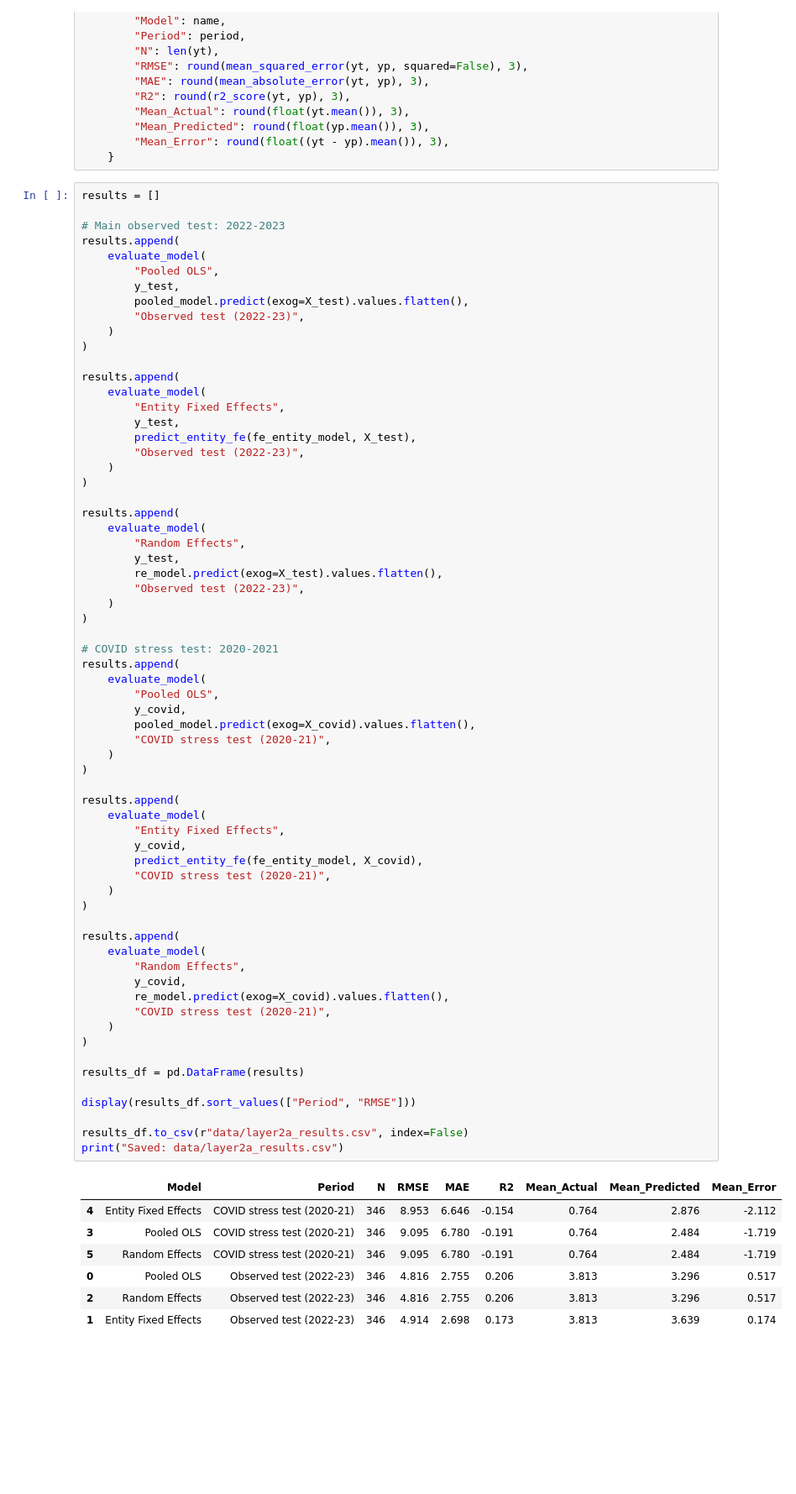
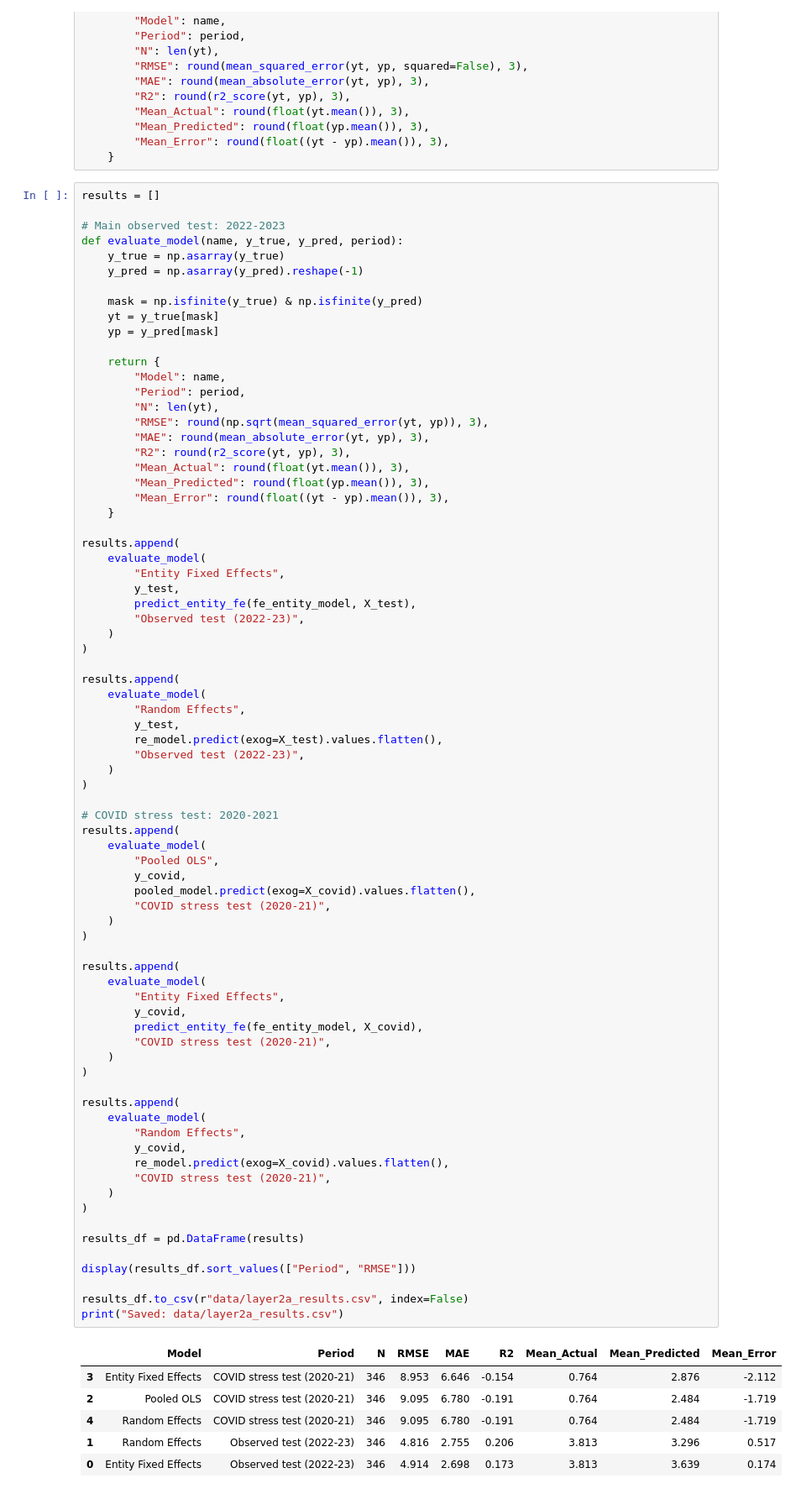
Before and after one commit to debottamc2002/Final_Project, a Jupyter notebook: major_project/03_layer2a_econometric.ipynb, the cells around one changed output. Shown at 84% size. Cells and saved outputs as stored; diff of their text form; blank space fills up the shorter version.

```diff
--- a/major_project/03_layer2a_econometric.ipynb
+++ b/major_project/03_layer2a_econometric.ipynb
@@ -229,14 +229,25 @@ def evaluate_model(name, y_true, y_pred, period):
 results = []
 
 # Main observed test: 2022-2023
-results.append(
-    evaluate_model(
-        "Pooled OLS",
-        y_test,
-        pooled_model.predict(exog=X_test).values.flatten(),
-        "Observed test (2022-23)",
-    )
-)
+def evaluate_model(name, y_true, y_pred, period):
+    y_true = np.asarray(y_true)
+    y_pred = np.asarray(y_pred).reshape(-1)
+
+    mask = np.isfinite(y_true) & np.isfinite(y_pred)
+    yt = y_true[mask]
+    yp = y_pred[mask]
+
+    return {
+        "Model": name,
+        "Period": period,
+        "N": len(yt),
+        "RMSE": round(np.sqrt(mean_squared_error(yt, yp)), 3),
+        "MAE": round(mean_absolute_error(yt, yp), 3),
+        "R2": round(r2_score(yt, yp), 3),
+        "Mean_Actual": round(float(yt.mean()), 3),
+        "Mean_Predicted": round(float(yp.mean()), 3),
+        "Mean_Error": round(float((yt - yp).mean()), 3),
+    }
 
 results.append(
     evaluate_model(
@@ -265,37 +276,36 @@ results.append(
         "COVID stress test (2020-21)",
     )
 )
 
 results.append(
     evaluate_model(
         "Entity Fixed Effects",
         y_covid,
         predict_entity_fe(fe_entity_model, X_covid),
         "COVID stress test (2020-21)",
     )
 )
 
 results.append(
     evaluate_model(
         "Random Effects",
         y_covid,
         re_model.predict(exog=X_covid).values.flatten(),
         "COVID stress test (2020-21)",
     )
 )
 
 results_df = pd.DataFrame(results)
 
 display(results_df.sort_values(["Period", "RMSE"]))
 
 results_df.to_csv(r"data/layer2a_results.csv", index=False)
 print("Saved: data/layer2a_results.csv")
 # %% [output]
 |  | Model | Period | N | RMSE | MAE | R2 | Mean_Actual | Mean_Predicted | Mean_Error |
-| 4 | Entity Fixed Effects | COVID stress test (2020-21) | 346 | 8.953 | 6.646 | -0.154 | 0.764 | 2.876 | -2.112 |
-| 3 | Pooled OLS | COVID stress test (2020-21) | 346 | 9.095 | 6.780 | -0.191 | 0.764 | 2.484 | -1.719 |
-| 5 | Random Effects | COVID stress test (2020-21) | 346 | 9.095 | 6.780 | -0.191 | 0.764 | 2.484 | -1.719 |
-| 0 | Pooled OLS | Observed test (2022-23) | 346 | 4.816 | 2.755 | 0.206 | 3.813 | 3.296 | 0.517 |
-| 2 | Random Effects | Observed test (2022-23) | 346 | 4.816 | 2.755 | 0.206 | 3.813 | 3.296 | 0.517 |
-| 1 | Entity Fixed Effects | Observed test (2022-23) | 346 | 4.914 | 2.698 | 0.173 | 3.813 | 3.639 | 0.174 |
+| 3 | Entity Fixed Effects | COVID stress test (2020-21) | 346 | 8.953 | 6.646 | -0.154 | 0.764 | 2.876 | -2.112 |
+| 2 | Pooled OLS | COVID stress test (2020-21) | 346 | 9.095 | 6.780 | -0.191 | 0.764 | 2.484 | -1.719 |
+| 4 | Random Effects | COVID stress test (2020-21) | 346 | 9.095 | 6.780 | -0.191 | 0.764 | 2.484 | -1.719 |
+| 1 | Random Effects | Observed test (2022-23) | 346 | 4.816 | 2.755 | 0.206 | 3.813 | 3.296 | 0.517 |
+| 0 | Entity Fixed Effects | Observed test (2022-23) | 346 | 4.914 | 2.698 | 0.173 | 3.813 | 3.639 | 0.174 |
 Saved: data/layer2a_results.csv
```
Also changed, not shown: parts of 2 cells of this notebook, 23 other files.
